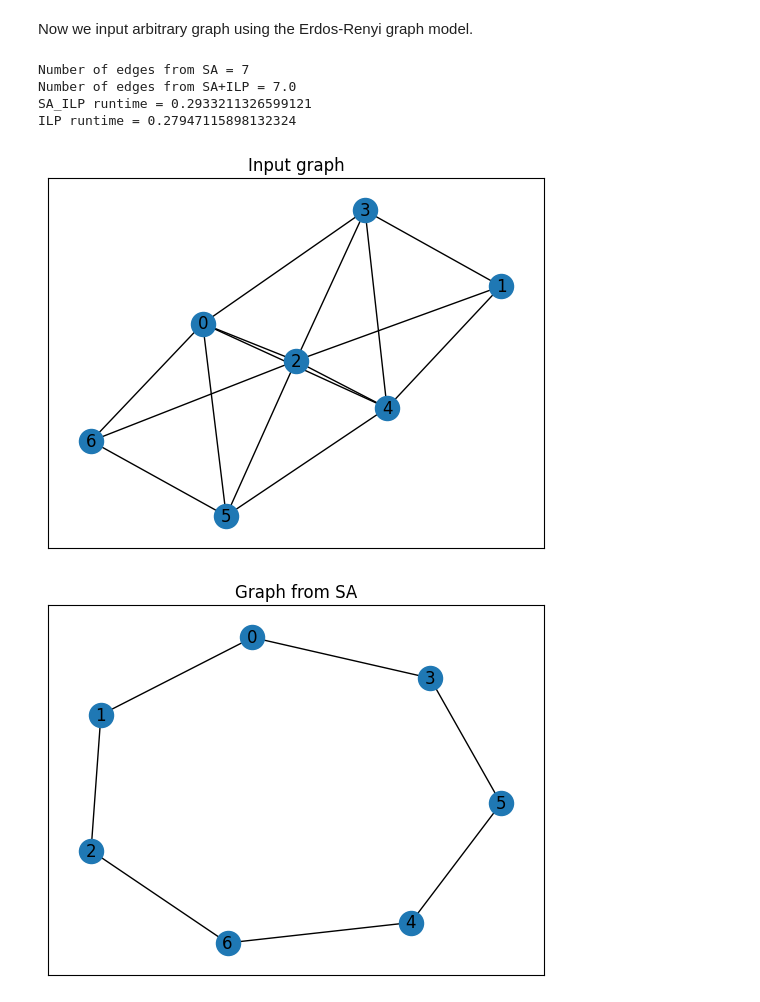
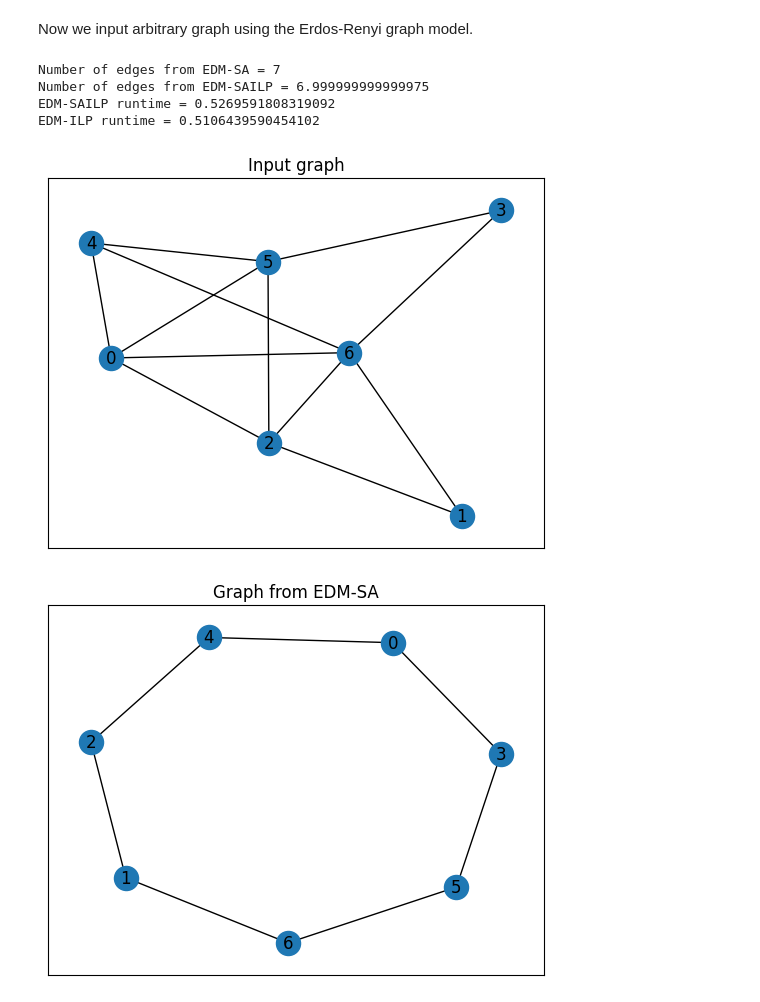
Before and after one commit to arr0w-hs/graph_state_optimization, a Jupyter notebook: tutorial-1.ipynb, the cells around one changed output. Drawn from its saved outputs; the diff is of its cells as text; code cells hidden in the pictures.

```diff
--- a/tutorial-1.ipynb
+++ b/tutorial-1.ipynb
@@ -73,42 +97,42 @@ output = gso.edm_sa_ilp(G, kmax, temperature)
 #output graph from SA+ILP of the algorithm
 gout_sailp = output[0]
 # output graph from SA part
 gout_sa = output[1]
 
 #the number of output edges from SA and SA+ILP
 sa_edges = output[2]
 sailp_edges = output[3]
-print("Number of edges from SA =", sa_edges)
-print("Number of edges from SA+ILP =", sailp_edges)
+print("Number of edges from EDM-SA =", sa_edges)
+print("Number of edges from EDM-SAILP =", sailp_edges)
 
 #the runtimes for SA+ILP and ILP
 sailp_runtime = output[4]
 ilp_runtime = output[5]
-print("SA_ILP runtime =", sailp_runtime)
-print("ILP runtime =", ilp_runtime)
+print("EDM-SAILP runtime =", sailp_runtime)
+print("EDM-ILP runtime =", ilp_runtime)
 
 plt.figure()
 plt.title("Input graph")
 nx.draw_networkx(G)
 plt.draw()
 plt.show(block=False)
 
 plt.figure()
-plt.title("Graph from SA")
+plt.title("Graph from EDM-SA")
 nx.draw_networkx(gout_sa)
 plt.draw()
 plt.show(block=False)
 
 
 plt.figure()
-plt.title("Graph from SA+ILP")
+plt.title("Graph from EDM-SAILP")
 nx.draw_networkx(gout_sailp)
 plt.draw()
 plt.show(block=False)
 # %% [output]
-Number of edges from SA = 7
-Number of edges from SA+ILP = 7.0
-SA_ILP runtime = 0.2933211326599121
-ILP runtime = 0.27947115898132324
+Number of edges from EDM-SA = 7
+Number of edges from EDM-SAILP = 6.999999999999975
+EDM-SAILP runtime = 0.5269591808319092
+EDM-ILP runtime = 0.5106439590454102
-[figure, old version]
+[figure, new version]
-[figure, old version]
+[figure, new version]
```
Also changed, not shown: parts of 9 cells of this notebook, 9 other files.
